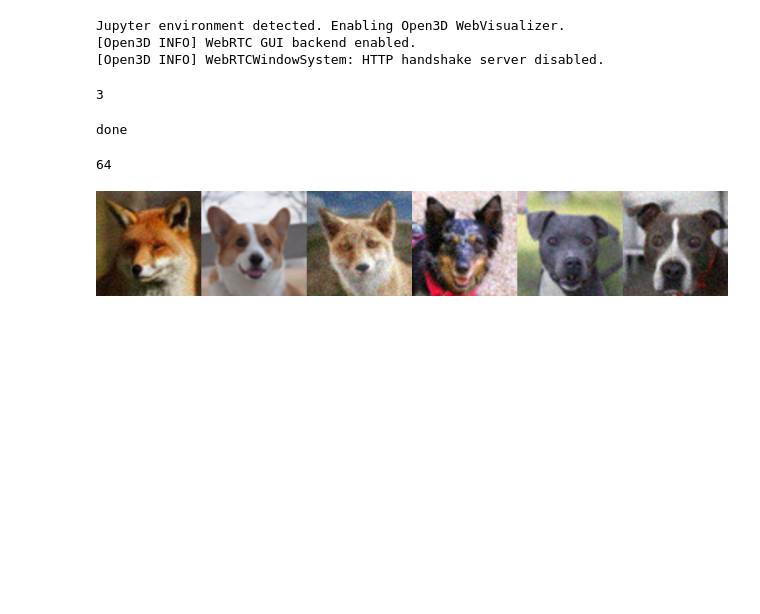
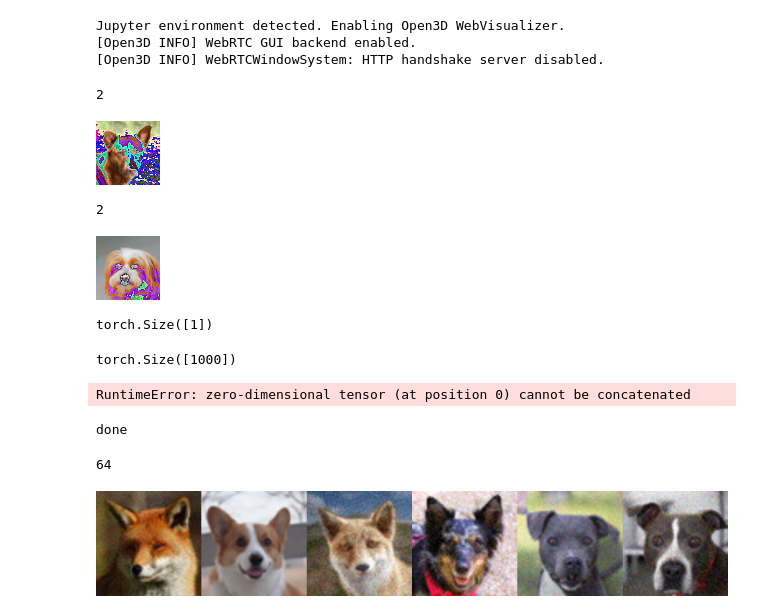
Before and after one commit to min-hieu/HelloScore, a Jupyter notebook: image_diffusion/Untitled.ipynb, the cells around one changed output. Saved outputs shown, nothing was run; the diff lists cells and outputs as text; code cells hidden in the pictures; blank space fills up the shorter version.

```diff
--- a/image_diffusion/Untitled.ipynb
+++ b/image_diffusion/Untitled.ipynb
@@ -20,9 +20,36 @@ ckpt = torch.load("results/afhq-diffusion-07-04-093904/last.ckpt", map_location=
 # %%
 ds_module = AFHQDataModule()
 # %%
-ds_module.num_classes
+train_ds = ds_module.train_ds
+val_ds = ds_module.val_ds
-# %% [output]
-3
+# %%
+idx = 500
+print(val_ds[idx][1])
+to_pil_image(val_ds[idx][0])
+# %% [output]
+2
+[figure, added]
+# %%
+idx = 1000
+print(train_ds[idx][1])
+to_pil_image(train_ds[idx][0])
+# %% [output]
+2
+[figure, added]
+# %%
+torch.tensor([1.0]).shape
+# %% [output]
+torch.Size([1])
+# %%
+torch.cat([ torch.tensor([1.0]), var_scheduler.alphas_cumprod[:-1]]).shape
+# %% [output]
+torch.Size([1000])
+# %%
+var_scheduler = DDPMScheduler(
+    1000, 1e-4, 0.02, "linear"
+)
+# %% [output]
+RuntimeError: zero-dimensional tensor (at position 0) cannot be concatenated
 # %%
 device = "cuda:0"
 
```
